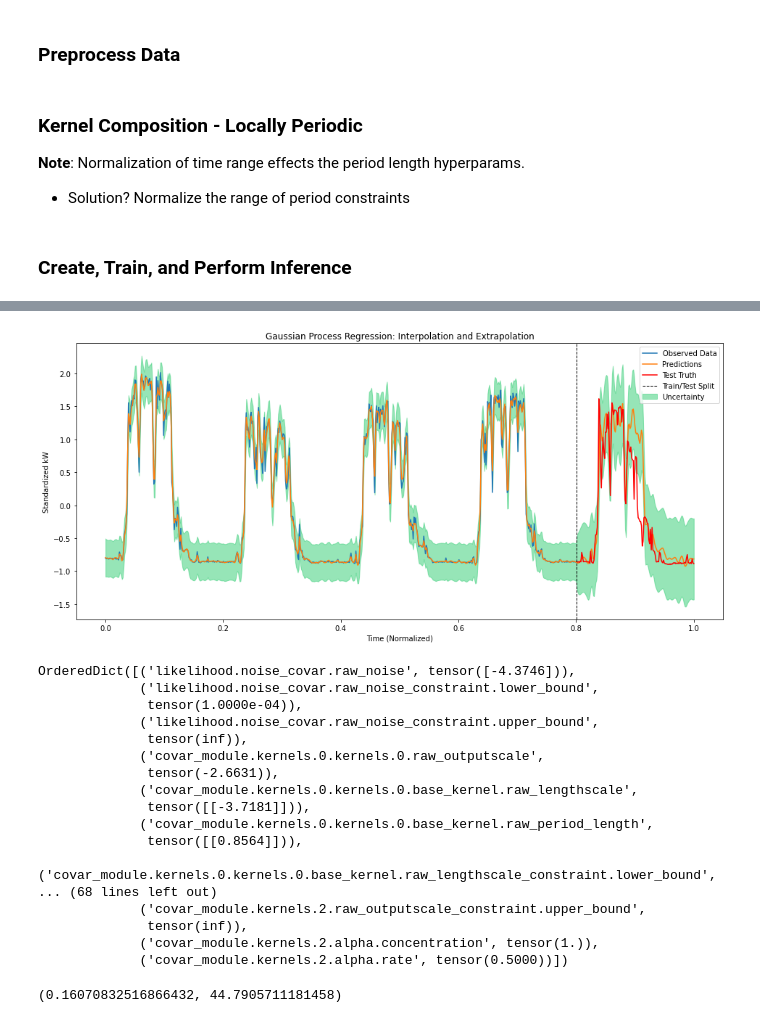
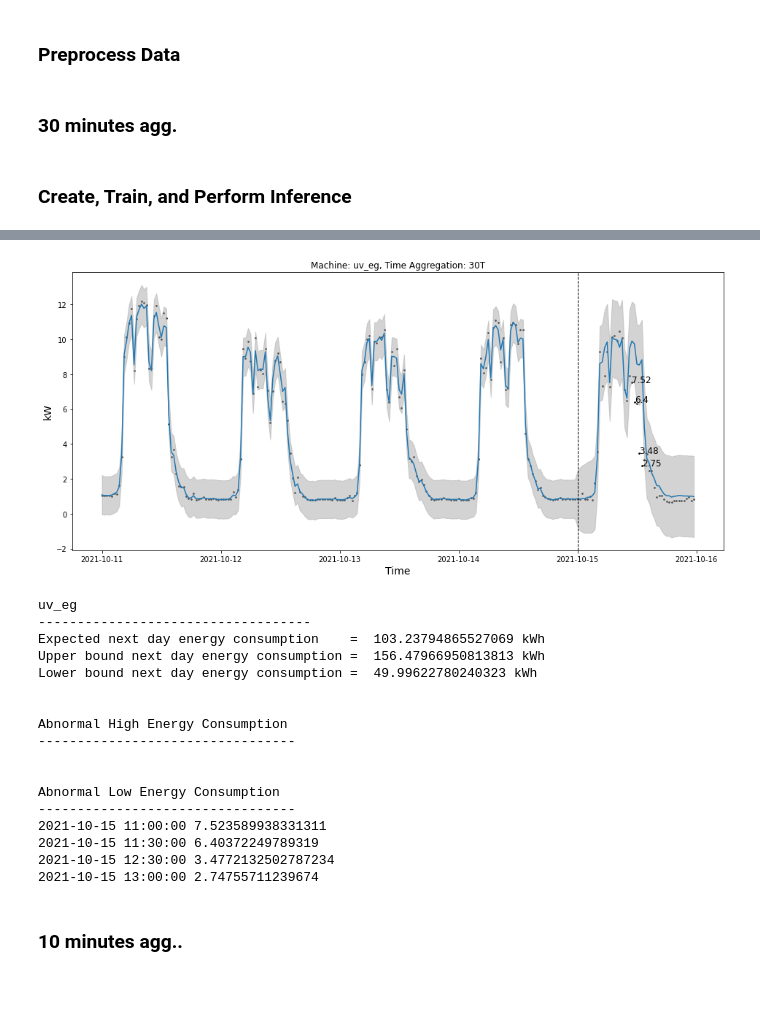
Before and after one commit to GStechschulte/energy-efficiency, a Jupyter notebook: gp_validation/gp_uv_eg.ipynb, the cells around one changed output, grey strips where cells are left out. Cells and saved outputs as stored; diff of their text form; code cells hidden in the pictures; blank space fills up the shorter version.

Commit message:
running group 1 machines individually

```diff
--- a/gp_validation/gp_uv_eg.ipynb
+++ b/gp_validation/gp_uv_eg.ipynb
@@ -10,18 +10,15 @@ import gpytorch
 ### Preprocess Data
 # %%
 X_train, y_train, X_test, y_test, n_train = data_preprocessing.gp_preprocess(
-    table='uv_eg_10T',
-    freq=10,
+    machine='uv_eg_30T',
+    freq=30,
     normalize_time=True
     )
-# %% [markdown]
-### Kernel Composition - Locally Periodic
-
-**Note**: Normalization of time range effects the period length hyperparams.
- - Solution? Normalize the range of period constraints
+# %% [markdown]
+### 30 minutes agg.
 # %%
 ## Locally Periodic Kernel ##
-period_constraint_short = gpytorch.constraints.Interval(0.05, 0.15) ## short term
+period_constraint_short = gpytorch.constraints.Interval(0.07, 0.11) ## short term
 
 seasonal_periodic_short = gpytorch.kernels.ScaleKernel(
     gpytorch.kernels.PeriodicKernel(
@@ -35,7 +32,7 @@ seasonal_rbf_short = gpytorch.kernels.ScaleKernel(
 
 locally_short_periodic = seasonal_periodic_short * seasonal_rbf_short
 
-period_constraint_long = gpytorch.constraints.Interval(0.15, 0.25) ## long term
+period_constraint_long = gpytorch.constraints.Interval(0.18, 0.21) ## long term
 
 seasonal_periodic_long = gpytorch.kernels.ScaleKernel(
     gpytorch.kernels.PeriodicKernel(
@@ -63,15 +60,16 @@ covar_module = locally_short_periodic + locally_long_periodic + local_variation
 # %% [markdown]
 ### Create, Train, and Perform Inference
 # %%
-model, likelihood, mse, mape = create_train_inference_gp(
+model, likelihood, mse, mape, perf_dev_upper = create_train_inference_gp(
     kernel_gen=covar_module,
     train_x=X_train,
     train_y=y_train,
     test_x=X_test,
     test_y=y_test,
     n_train=n_train,
-    time_agg='10T',
-    machine='ev_eg',
-    update_score=True
+    time_agg='30T',
+    lr=0.1,
+    machine='uv_eg',
+    update_score=False
 )
 # %% [output]
@@ -95,25 +93,22 @@ Iter 100 , Loss = -0.08430483830257983 , Noise = 0.012637247331440449
-[figure, old version]
+[figure, new version]
+uv_eg
+-----------------------------------
+Expected next day energy consumption    =  103.23794865527069 kWh
+Upper bound next day energy consumption =  156.47966950813813 kWh
+Lower bound next day energy consumption =  49.99622780240323 kWh
+
+
+Abnormal High Energy Consumption
+---------------------------------
+
+
+Abnormal Low Energy Consumption
+---------------------------------
+2021-10-15 11:00:00 7.523589938331311
+2021-10-15 11:30:00 6.40372249789319
+2021-10-15 12:30:00 3.4772132502787234
+2021-10-15 13:00:00 2.74755711239674
-# %%
-model.state_dict()
-# %% [output]
-OrderedDict([('likelihood.noise_covar.raw_noise', tensor([-4.3746])),
-             ('likelihood.noise_covar.raw_noise_constraint.lower_bound',
-              tensor(1.0000e-04)),
-             ('likelihood.noise_covar.raw_noise_constraint.upper_bound',
-              tensor(inf)),
-             ('covar_module.kernels.0.kernels.0.raw_outputscale',
-              tensor(-2.6631)),
-             ('covar_module.kernels.0.kernels.0.base_kernel.raw_lengthscale',
-              tensor([[-3.7181]])),
-             ('covar_module.kernels.0.kernels.0.base_kernel.raw_period_length',
-              tensor([[0.8564]])),
-             ('covar_module.kernels.0.kernels.0.base_kernel.raw_lengthscale_constraint.lower_bound',
-... (68 lines left out)
-             ('covar_module.kernels.2.raw_outputscale_constraint.upper_bound',
-              tensor(inf)),
-             ('covar_module.kernels.2.alpha.concentration', tensor(1.)),
-             ('covar_module.kernels.2.alpha.rate', tensor(0.5000))])
 # %%
 mse, mape
-# %% [output]
-(0.16070832516866432, 44.7905711181458)
+# %% [markdown]
+### 10 minutes agg..
```
Also changed, not shown: parts of 4 cells of this notebook, 7 other files.
